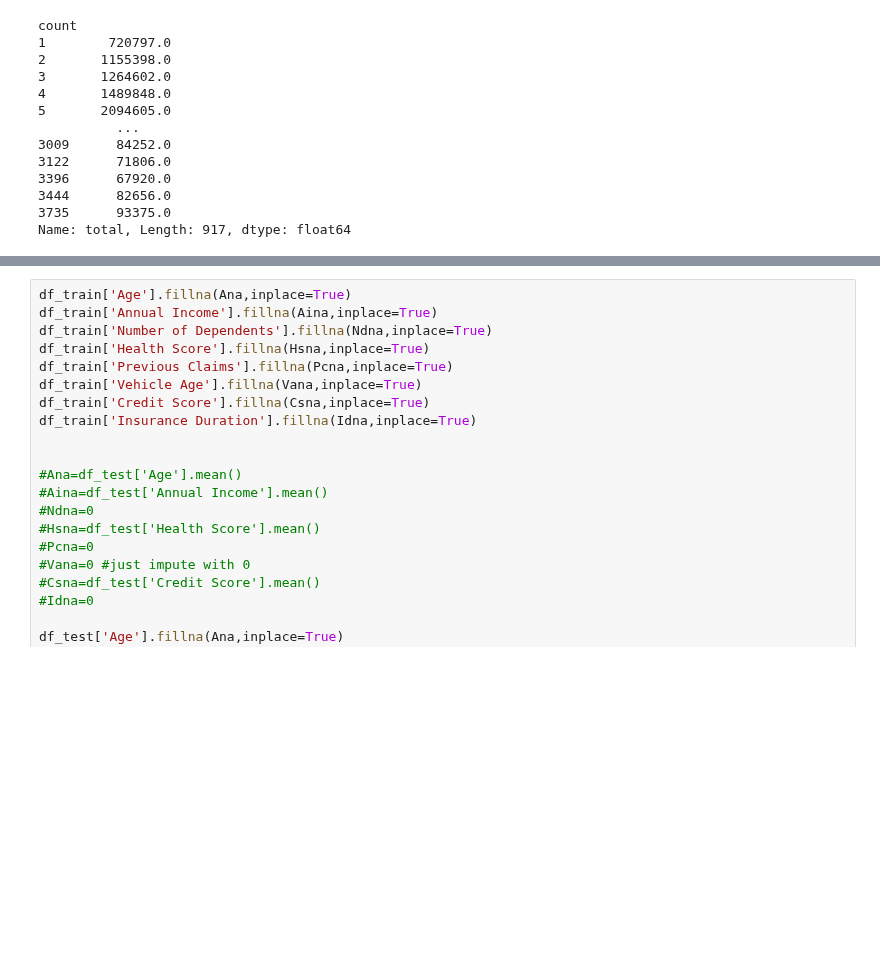
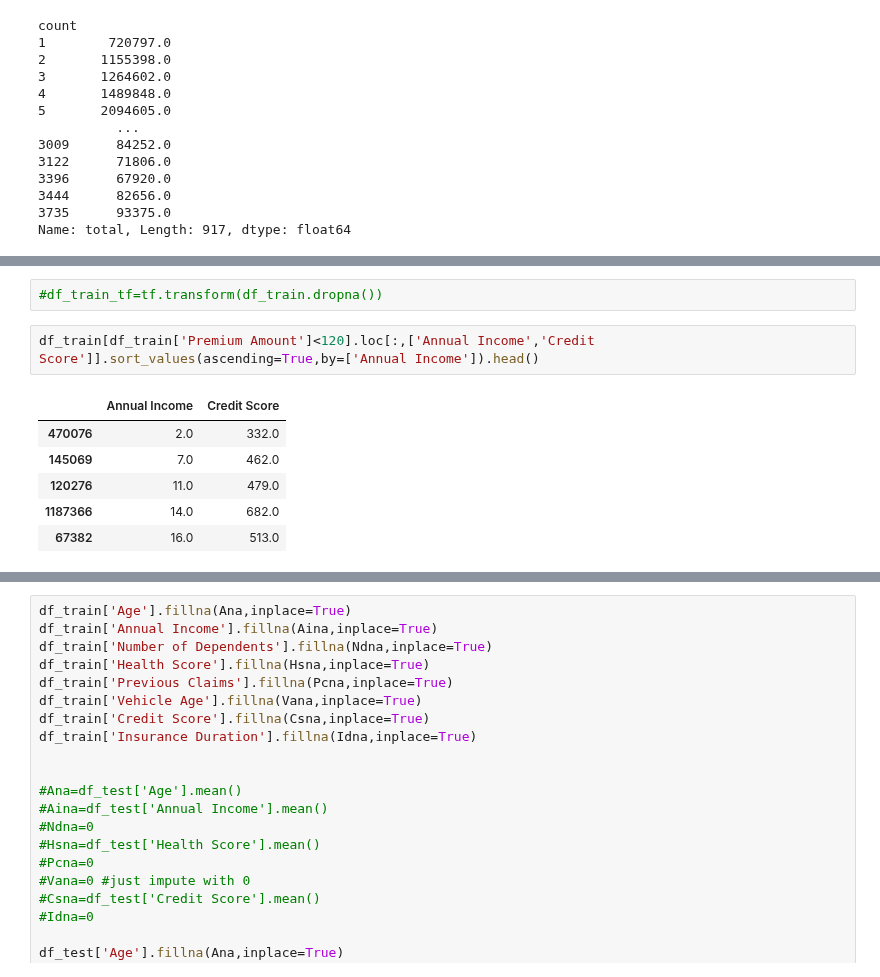
Before and after one commit to warut/kaggle, a Jupyter notebook: regressionInsurance.ipynb, the cells around one changed output, grey strips where cells are left out. Cells and saved outputs as stored; diff of their text form; blank space fills up the shorter version.

```diff
--- a/regressionInsurance.ipynb
+++ b/regressionInsurance.ipynb
@@ -75,0 +195,11 @@ Name: total, Length: 917, dtype: float64
+# %%
+#df_train_tf=tf.transform(df_train.dropna())
+# %%
+df_train[df_train['Premium Amount']<120].loc[:,['Annual Income','Credit Score']].sort_values(ascending=True,by=['Annual Income']).head()
+# %% [output]
+|  | Annual Income | Credit Score |
+| 470076 | 2.0 | 332.0 |
+| 145069 | 7.0 | 462.0 |
+| 120276 | 11.0 | 479.0 |
+| 1187366 | 14.0 | 682.0 |
+| 67382 | 16.0 | 513.0 |
```
Also changed, not shown: parts of 69 cells of this notebook.
